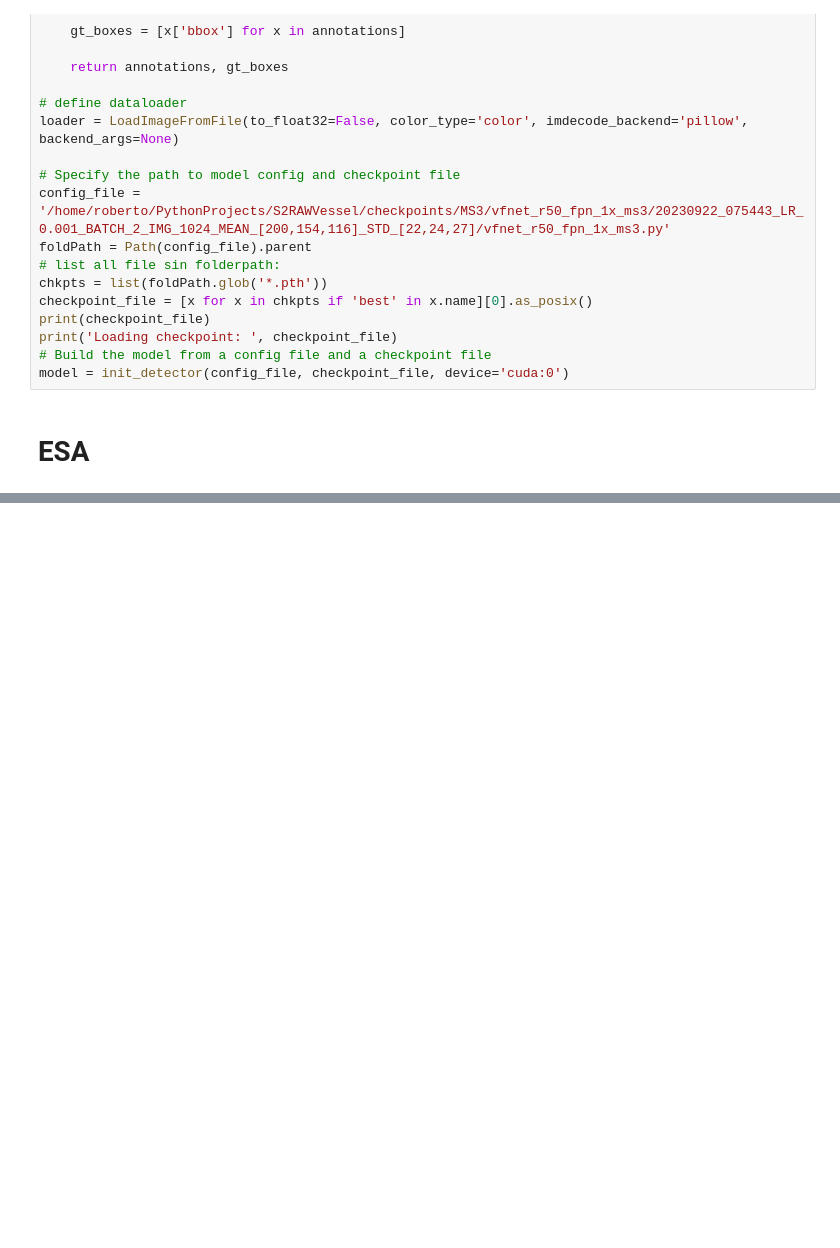
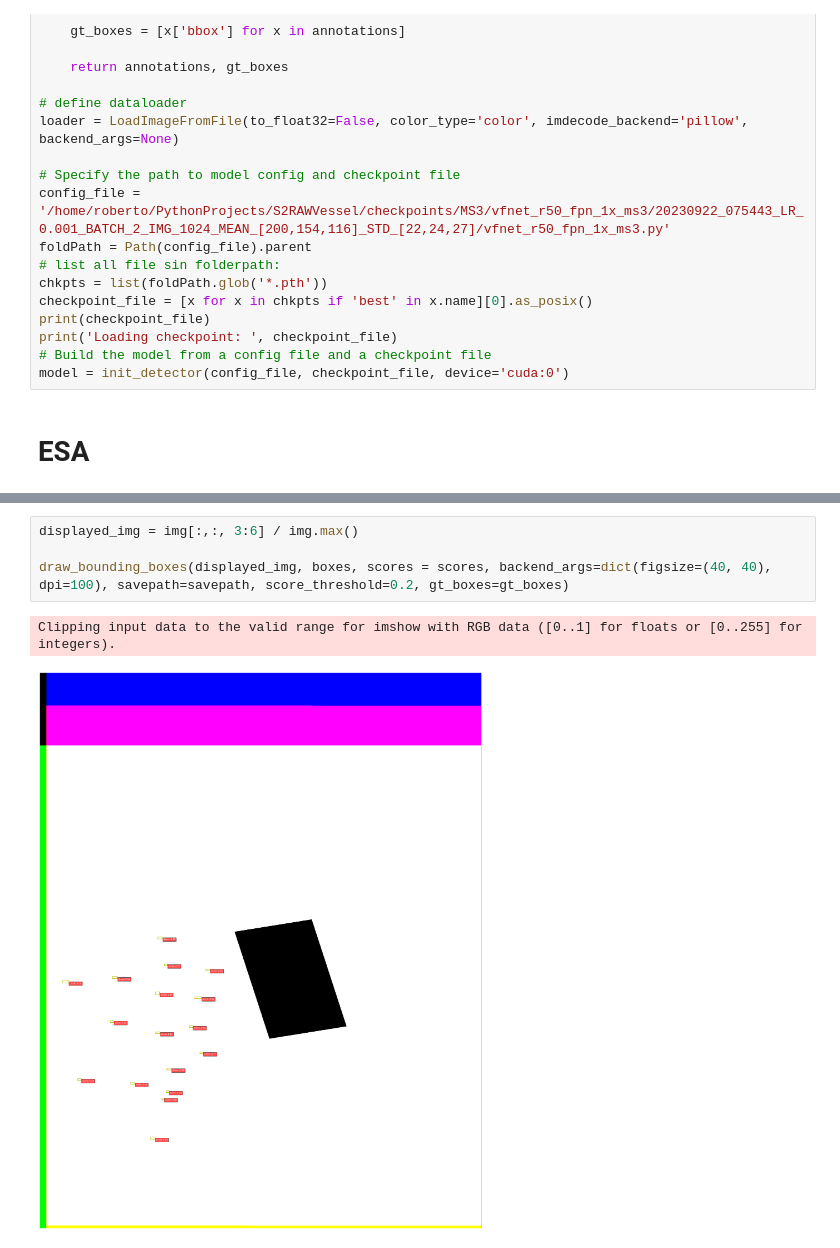
Before and after one commit to UninaLabs-EO/mmdetection, a Jupyter notebook: inference.ipynb, the cells around one changed output, grey strips where cells are left out. Cells and saved outputs as stored; diff of their text form; blank space fills up the shorter version.

```diff
--- a/inference.ipynb
+++ b/inference.ipynb
@@ -735,0 +920,7 @@ print(2**8)
+# %%
+displayed_img = img[:,:, 3:6] / img.max()
+
+draw_bounding_boxes(displayed_img, boxes, scores = scores, backend_args=dict(figsize=(40, 40), dpi=100), savepath=savepath, score_threshold=0.2, gt_boxes=gt_boxes)
+# %% [output]
+Clipping input data to the valid range for imshow with RGB data ([0..1] for floats or [0..255] for integers).
+[figure, added]
```
Also changed, not shown: parts of 7 cells of this notebook, 6 other files.
